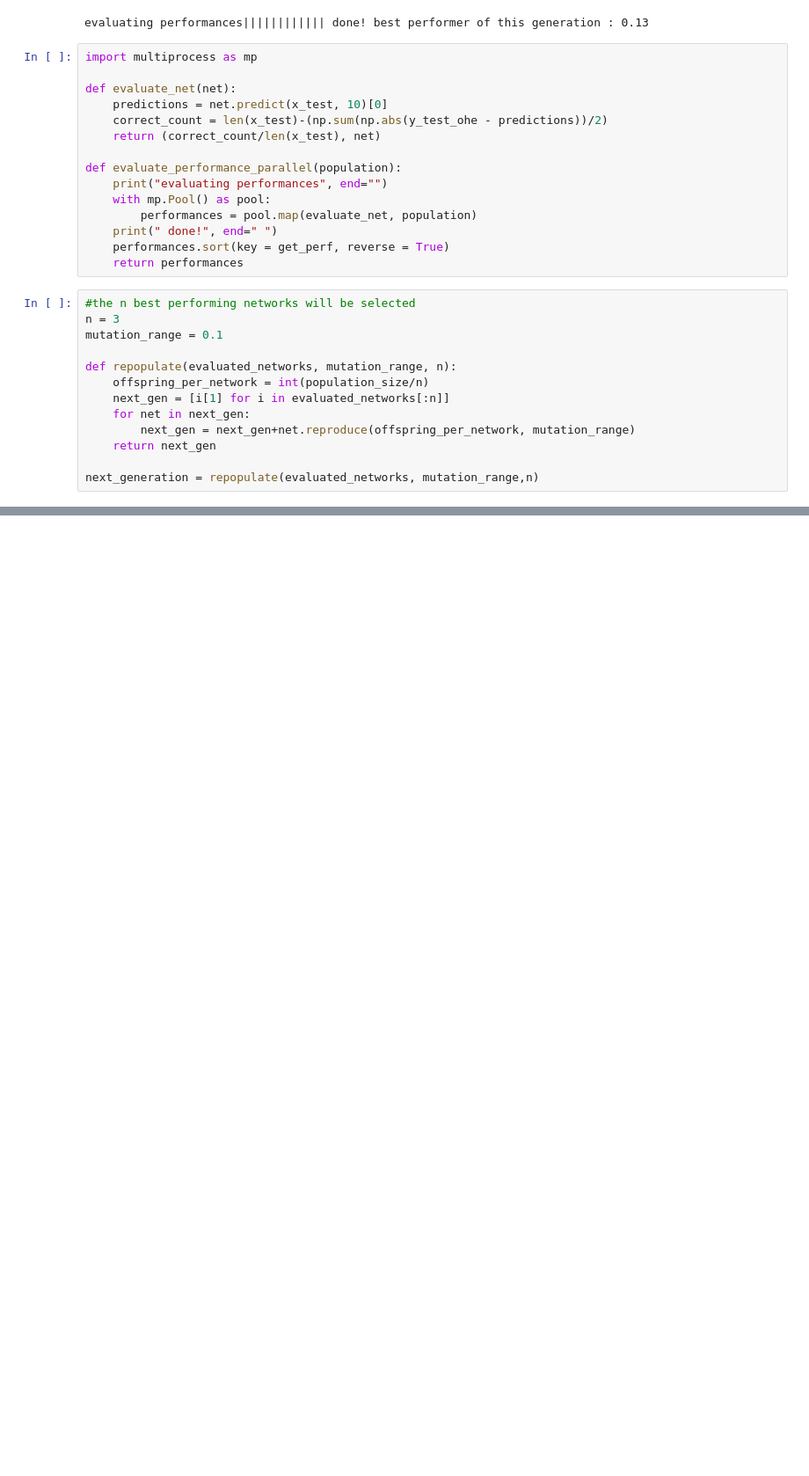
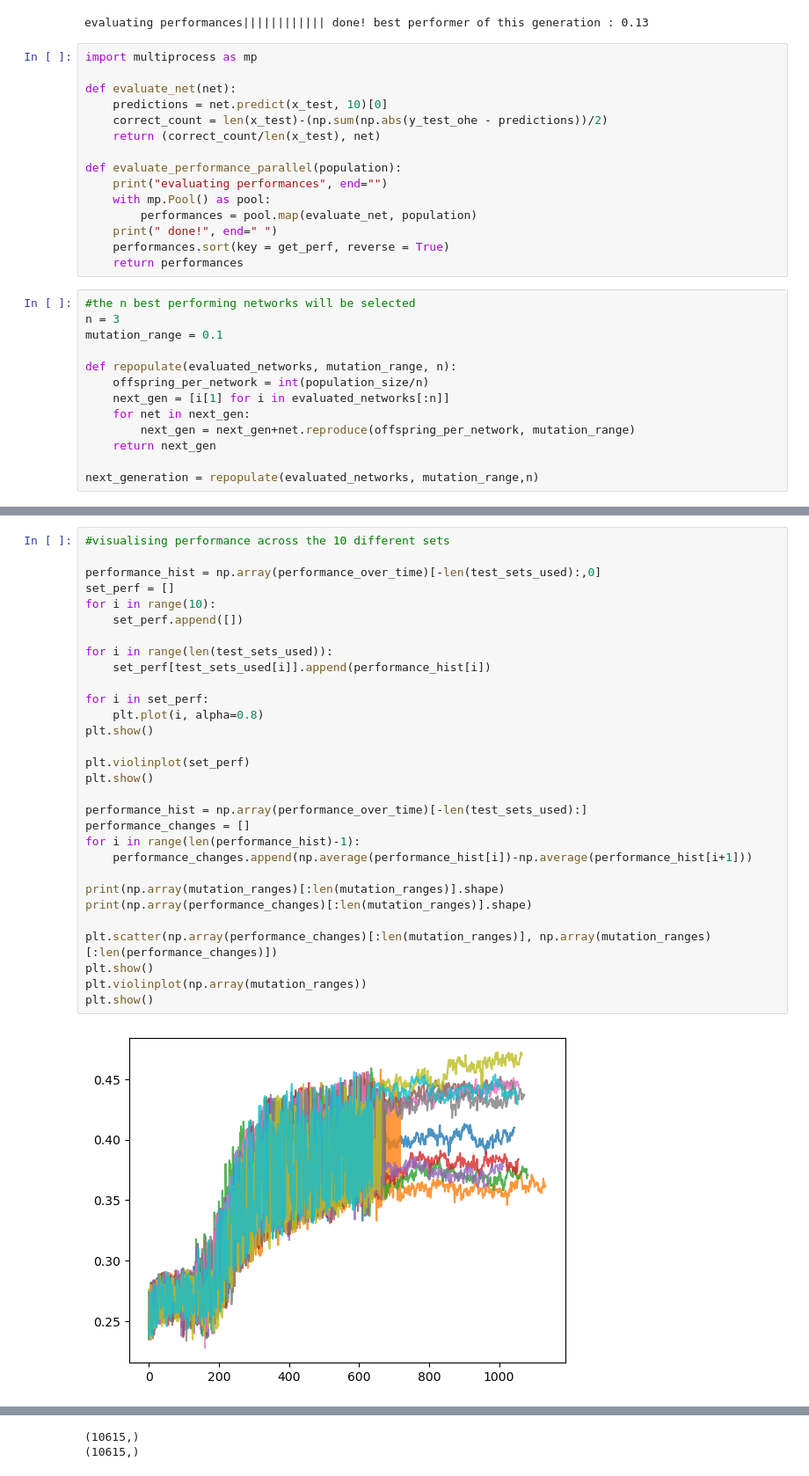
Before and after one commit to HannesThurnherr/Bachelor_Thesis, a Jupyter notebook: evolutionary nlnn pipeline-mnist.ipynb, the cells around one changed output, grey strips where cells are left out. Shown at 88% size. Saved outputs shown, nothing was run; the diff lists cells and outputs as text; blank space fills up the shorter version.

```diff
--- a/evolutionary nlnn pipeline-mnist.ipynb
+++ b/evolutionary nlnn pipeline-mnist.ipynb
@@ -306,0 +353,32 @@ KeyboardInterrupt:
+# %%
+#visualising performance across the 10 different sets
+
+performance_hist = np.array(performance_over_time)[-len(test_sets_used):,0]
+set_perf = []
+for i in range(10):
+    set_perf.append([])
+
+for i in range(len(test_sets_used)):
+    set_perf[test_sets_used[i]].append(performance_hist[i])
+
+for i in set_perf:
+    plt.plot(i, alpha=0.8)
+plt.show()
+
+plt.violinplot(set_perf)
+plt.show()
+
+performance_hist = np.array(performance_over_time)[-len(test_sets_used):]
+performance_changes = []
+for i in range(len(performance_hist)-1):
+    performance_changes.append(np.average(performance_hist[i])-np.average(performance_hist[i+1]))
+
+print(np.array(mutation_ranges)[:len(mutation_ranges)].shape)
+print(np.array(performance_changes)[:len(mutation_ranges)].shape)
+
+plt.scatter(np.array(performance_changes)[:len(mutation_ranges)], np.array(mutation_ranges)[:len(performance_changes)])
+plt.show()
+plt.violinplot(np.array(mutation_ranges))
+plt.show()
+# %% [output]
+[figure, added]
@@ -306,0 +386,2 @@ KeyboardInterrupt:
+(10615,)
+(10615,)
```
Also changed, not shown: parts of 19 cells of this notebook, 9 other files.
